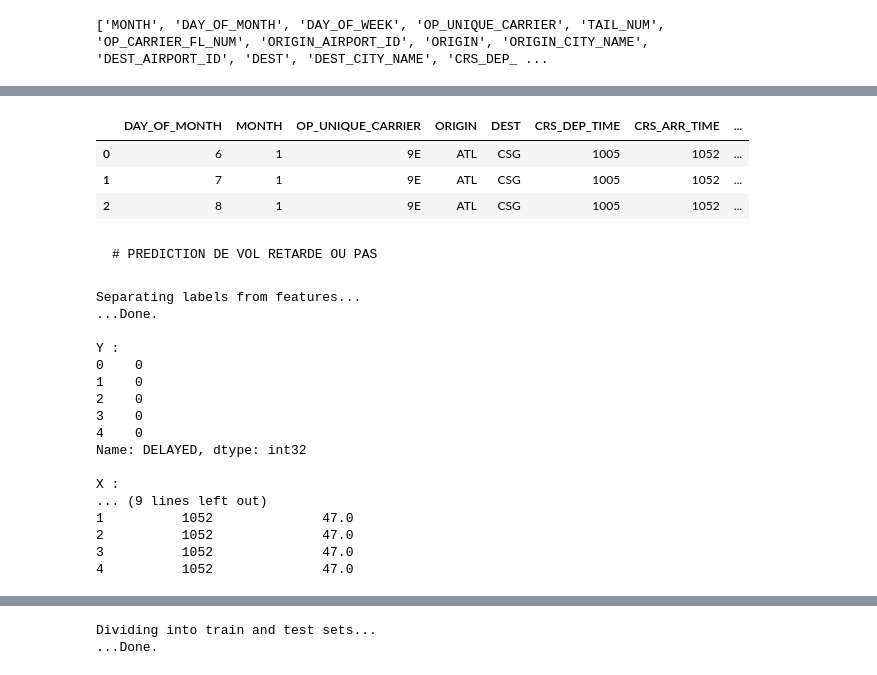
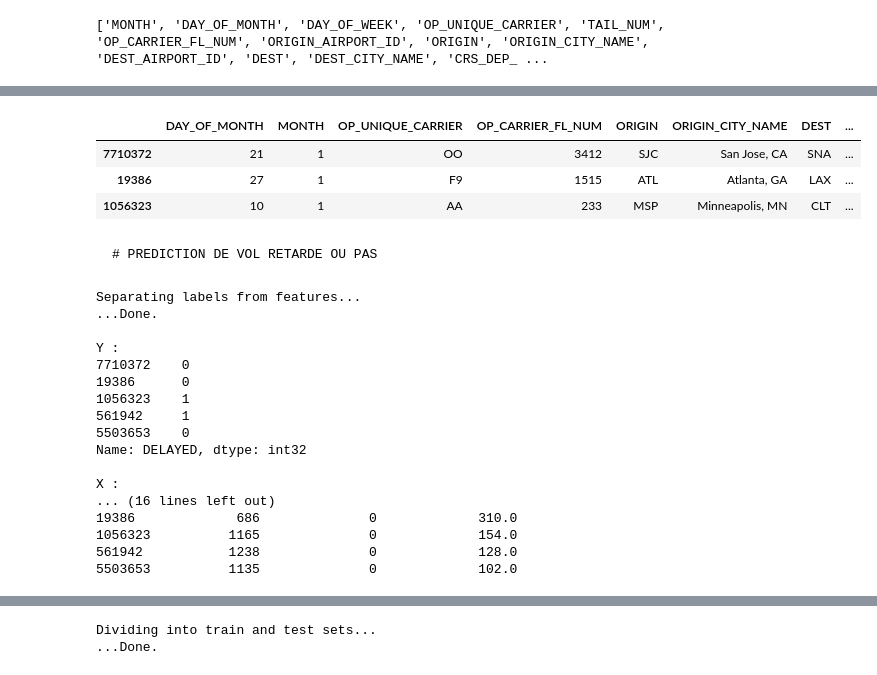
Before and after one commit to loft897/Final-Project-Jedha, a Jupyter notebook: final_project.ipynb, the cells around one changed output, grey strips where cells are left out. Drawn from its saved outputs; the diff is of its cells as text; code cells hidden in the pictures.

```diff
--- a/final_project.ipynb
+++ b/final_project.ipynb
@@ -191,6 +190,9 @@ df.dropna(subset=['DEP_TIME', 'DEP_DELAY_NEW', 'DEP_DEL15', 'ARR_TIME', 'ARR_DEL
 # Imputation des valeurs manquantes par 0
 cols_to_impute_zero = ['CARRIER_DELAY', 'WEATHER_DELAY', 'NAS_DELAY', 'SECURITY_DELAY', 'LATE_AIRCRAFT_DELAY', 'CANCELLATION_CODE']
 df[cols_to_impute_zero] = df[cols_to_impute_zero].fillna(0.0)
+
+# traitement sur la feature WEATHER_DELAY:
+df["WEATHER_DELAY"] = (df["WEATHER_DELAY"] > 0).astype(int)
 
 # Imputation des valeurs manquantes de TAIL_NUM par le mode de la colonne
 mode_tail_num = df['TAIL_NUM'].mode()[0]
@@ -708,5 +710,4 @@ print(list(df.columns))
 # %%
 # We collect only the columns that will be used
 
-df = df[['DAY_OF_MONTH','MONTH', 'OP_UNIQUE_CARRIER', 'ORIGIN', 'DEST', 'CRS_DEP_TIME', 'CRS_ARR_TIME', 'DEP_DELAY_NEW', 'CRS_ELAPSED_TIME']]
-df.head(3)
+df = df[['DAY_OF_MONTH','MONTH', 'OP_UNIQUE_CARRIER', 'OP_CARRIER_FL_NUM', 'ORIGIN', 'ORIGIN_CITY_NAME', 'DEST', 'DEST_CITY_NAME', 'CRS_DEP_TIME', 'CRS_ARR_TIME', 'DEP_DELAY_NEW', 'WEATHER_DELAY', 'CRS_ELAPSED_TIME']]
@@ -718,14 +714,22 @@ df.head(3)
+# %%
+# Vu le grand nombre de ligne , on va separer le dataset Sélectionner 5% des lignes au hasard
+
+random_indices = np.random.choice(df.index, size=int(len(df)*0.05), replace=False)
+sampled_df = df.loc[random_indices]
+
+# Order by month
+sampled_df = sampled_df.sort_values('MONTH')
 # %%
 # Creation d'un nouveau et ajout d'une colonne d'indicateur de retard qui sera notre variable cible
-df_new = df.copy()
+df_new = sampled_df.copy()
 df_new["DELAYED"] = (df_new["DEP_DELAY_NEW"] > 0).astype(int)
 df_new = df_new.drop(['DEP_DELAY_NEW'], axis=1)
 df_new.head(3)
 # %% [output]
-|  | DAY_OF_MONTH | MONTH | OP_UNIQUE_CARRIER | ORIGIN | DEST | CRS_DEP_TIME | CRS_ARR_TIME | ... |
-| 0 | 6 | 1 | 9E | ATL | CSG | 1005 | 1052 | ... |
-| 1 | 7 | 1 | 9E | ATL | CSG | 1005 | 1052 | ... |
-| 2 | 8 | 1 | 9E | ATL | CSG | 1005 | 1052 | ... |
+|  | DAY_OF_MONTH | MONTH | OP_UNIQUE_CARRIER | OP_CARRIER_FL_NUM | ORIGIN | ORIGIN_CITY_NAME | DEST | ... |
+| 7710372 | 21 | 1 | OO | 3412 | SJC | San Jose, CA | SNA | ... |
+| 19386 | 27 | 1 | F9 | 1515 | ATL | Atlanta, GA | LAX | ... |
+| 1056323 | 10 | 1 | AA | 233 | MSP | Minneapolis, MN | CLT | ... |
 # %% [markdown]
     # PREDICTION DE VOL RETARDE OU PAS
 # %%
@@ -749,19 +753,19 @@ Separating labels from features...
 ...Done.
 
 Y :
-0    0
-1    0
-2    0
-3    0
-4    0
+7710372    0
+19386      0
+1056323    1
+561942     1
+5503653    0
 Name: DELAYED, dtype: int32
 
 X :
-... (9 lines left out)
-1          1052              47.0
-2          1052              47.0
-3          1052              47.0
-4          1052              47.0
+... (16 lines left out)
+19386             686              0             310.0
+1056323          1165              0             154.0
+561942           1238              0             128.0
+5503653          1135              0             102.0
 # %%
 # Automatically detect names of numeric/categorical columns
 numeric_features = []
```
Also changed, not shown: parts of 37 cells of this notebook, 11 other files.
